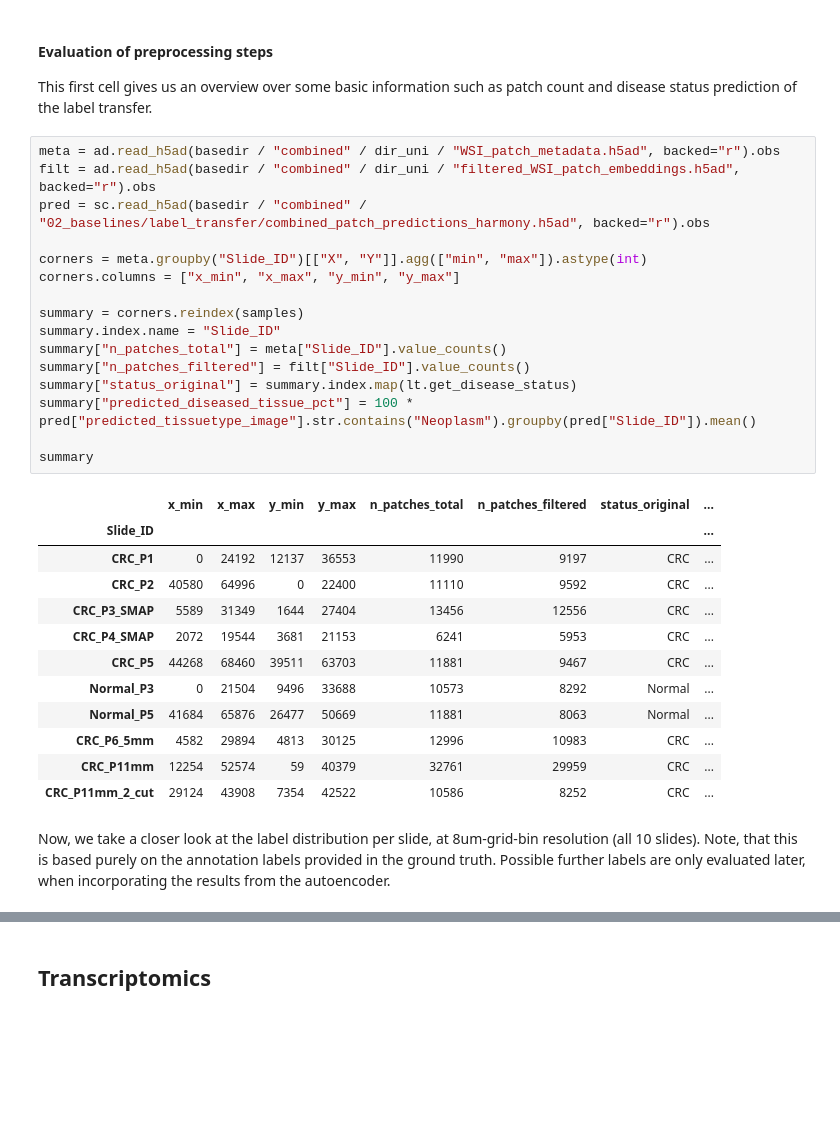
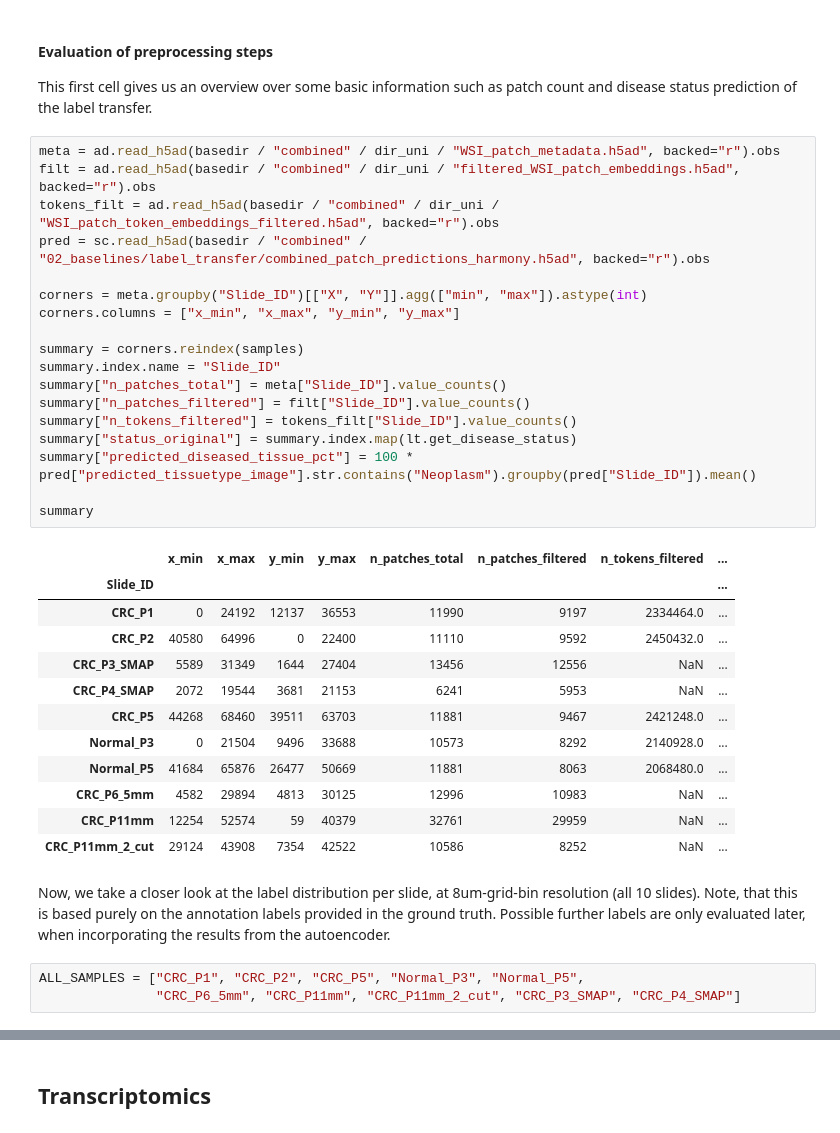
Before and after one commit to CharlieNotChaplin/Genomosaic, a Jupyter notebook: 04_eval/eval_preprocessing.ipynb, the cells around one changed output, grey strips where cells are left out. Saved outputs shown, nothing was run; the diff lists cells and outputs as text; blank space fills up the shorter version.

Commit message:
Added eval for histology token count and printing patches. Added loso test for more temperature testing

```diff
--- a/04_eval/eval_preprocessing.ipynb
+++ b/04_eval/eval_preprocessing.ipynb
@@ -35,35 +38,40 @@ This first cell gives us an overview over some basic information such as patch c
 # %%
 meta = ad.read_h5ad(basedir / "combined" / dir_uni / "WSI_patch_metadata.h5ad", backed="r").obs
 filt = ad.read_h5ad(basedir / "combined" / dir_uni / "filtered_WSI_patch_embeddings.h5ad", backed="r").obs
+tokens_filt = ad.read_h5ad(basedir / "combined" / dir_uni / "WSI_patch_token_embeddings_filtered.h5ad", backed="r").obs
 pred = sc.read_h5ad(basedir / "combined" / "02_baselines/label_transfer/combined_patch_predictions_harmony.h5ad", backed="r").obs
 
 corners = meta.groupby("Slide_ID")[["X", "Y"]].agg(["min", "max"]).astype(int)
 corners.columns = ["x_min", "x_max", "y_min", "y_max"]
 
 summary = corners.reindex(samples)
 summary.index.name = "Slide_ID"
 summary["n_patches_total"] = meta["Slide_ID"].value_counts()
 summary["n_patches_filtered"] = filt["Slide_ID"].value_counts()
+summary["n_tokens_filtered"] = tokens_filt["Slide_ID"].value_counts()
 summary["status_original"] = summary.index.map(lt.get_disease_status)
 summary["predicted_diseased_tissue_pct"] = 100 * pred["predicted_tissuetype_image"].str.contains("Neoplasm").groupby(pred["Slide_ID"]).mean()
 
 summary
 # %% [output]
-|  | x_min | x_max | y_min | y_max | n_patches_total | n_patches_filtered | status_original | ... |
+|  | x_min | x_max | y_min | y_max | n_patches_total | n_patches_filtered | n_tokens_filtered | ... |
 | Slide_ID |  |  |  |  |  |  |  | ... |
-| CRC_P1 | 0 | 24192 | 12137 | 36553 | 11990 | 9197 | CRC | ... |
-| CRC_P2 | 40580 | 64996 | 0 | 22400 | 11110 | 9592 | CRC | ... |
-| CRC_P3_SMAP | 5589 | 31349 | 1644 | 27404 | 13456 | 12556 | CRC | ... |
-| CRC_P4_SMAP | 2072 | 19544 | 3681 | 21153 | 6241 | 5953 | CRC | ... |
-| CRC_P5 | 44268 | 68460 | 39511 | 63703 | 11881 | 9467 | CRC | ... |
-| Normal_P3 | 0 | 21504 | 9496 | 33688 | 10573 | 8292 | Normal | ... |
-| Normal_P5 | 41684 | 65876 | 26477 | 50669 | 11881 | 8063 | Normal | ... |
-| CRC_P6_5mm | 4582 | 29894 | 4813 | 30125 | 12996 | 10983 | CRC | ... |
-| CRC_P11mm | 12254 | 52574 | 59 | 40379 | 32761 | 29959 | CRC | ... |
-| CRC_P11mm_2_cut | 29124 | 43908 | 7354 | 42522 | 10586 | 8252 | CRC | ... |
+| CRC_P1 | 0 | 24192 | 12137 | 36553 | 11990 | 9197 | 2334464.0 | ... |
+| CRC_P2 | 40580 | 64996 | 0 | 22400 | 11110 | 9592 | 2450432.0 | ... |
+| CRC_P3_SMAP | 5589 | 31349 | 1644 | 27404 | 13456 | 12556 | NaN | ... |
+| CRC_P4_SMAP | 2072 | 19544 | 3681 | 21153 | 6241 | 5953 | NaN | ... |
+| CRC_P5 | 44268 | 68460 | 39511 | 63703 | 11881 | 9467 | 2421248.0 | ... |
+| Normal_P3 | 0 | 21504 | 9496 | 33688 | 10573 | 8292 | 2140928.0 | ... |
+| Normal_P5 | 41684 | 65876 | 26477 | 50669 | 11881 | 8063 | 2068480.0 | ... |
+| CRC_P6_5mm | 4582 | 29894 | 4813 | 30125 | 12996 | 10983 | NaN | ... |
+| CRC_P11mm | 12254 | 52574 | 59 | 40379 | 32761 | 29959 | NaN | ... |
+| CRC_P11mm_2_cut | 29124 | 43908 | 7354 | 42522 | 10586 | 8252 | NaN | ... |
 # %% [markdown]
 Now, we take a closer look at the label distribution per slide, at 8um-grid-bin resolution (all 10 slides).
 Note, that this is based purely on the annotation labels provided in the ground truth. Possible further labels are only evaluated later, when incorporating the results from the autoencoder.
+# %%
+ALL_SAMPLES = ["CRC_P1", "CRC_P2", "CRC_P5", "Normal_P3", "Normal_P5",
+               "CRC_P6_5mm", "CRC_P11mm", "CRC_P11mm_2_cut", "CRC_P3_SMAP", "CRC_P4_SMAP"]
 # %%
 # Bin-level (8um grid) label distribution, all 10 available slides -- CRC_P3_SMAP/
 # CRC_P4_SMAP's grid label transfer has already been run (lt.main_grid(), see
```
Also changed, not shown: parts of 4 cells of this notebook, 1 other file.
